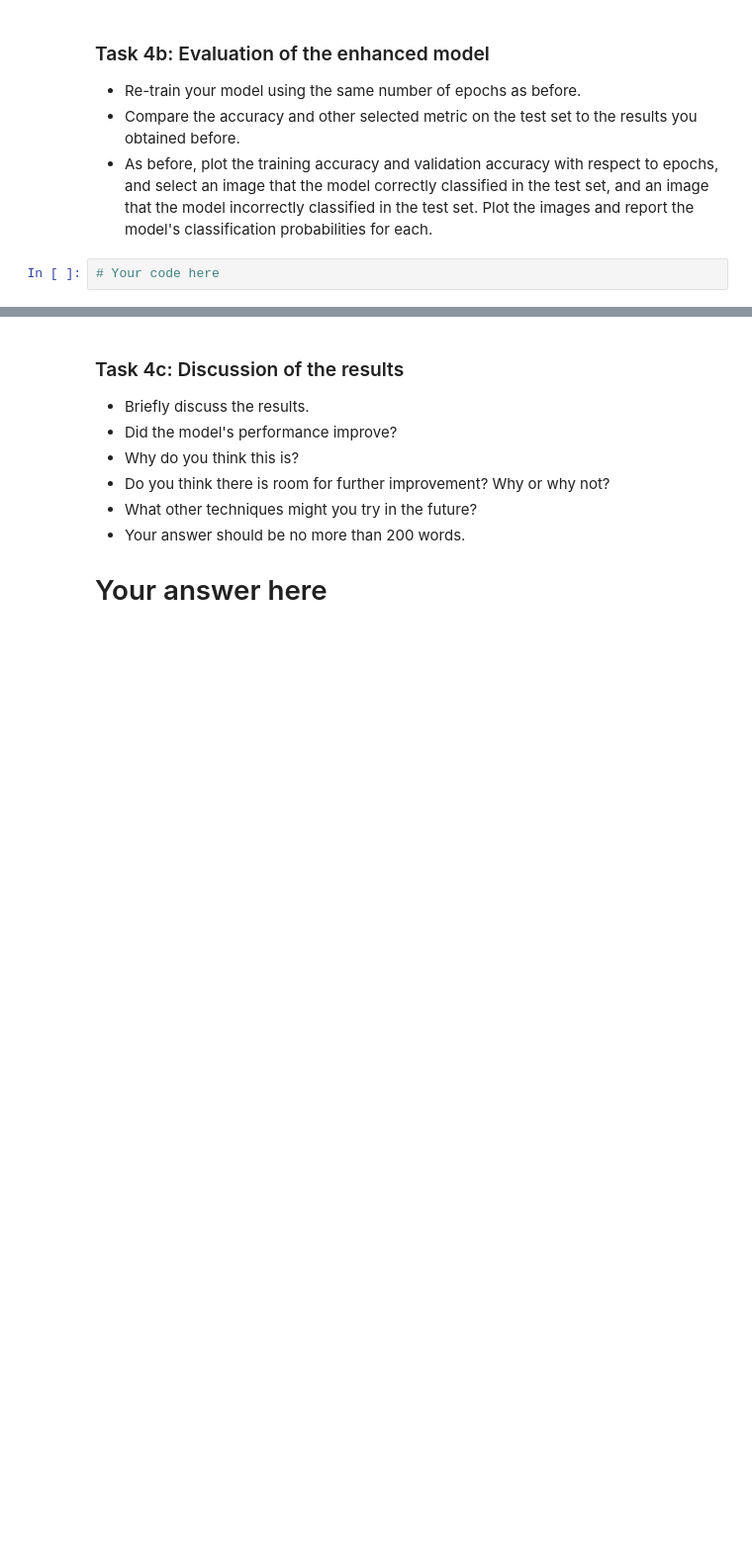
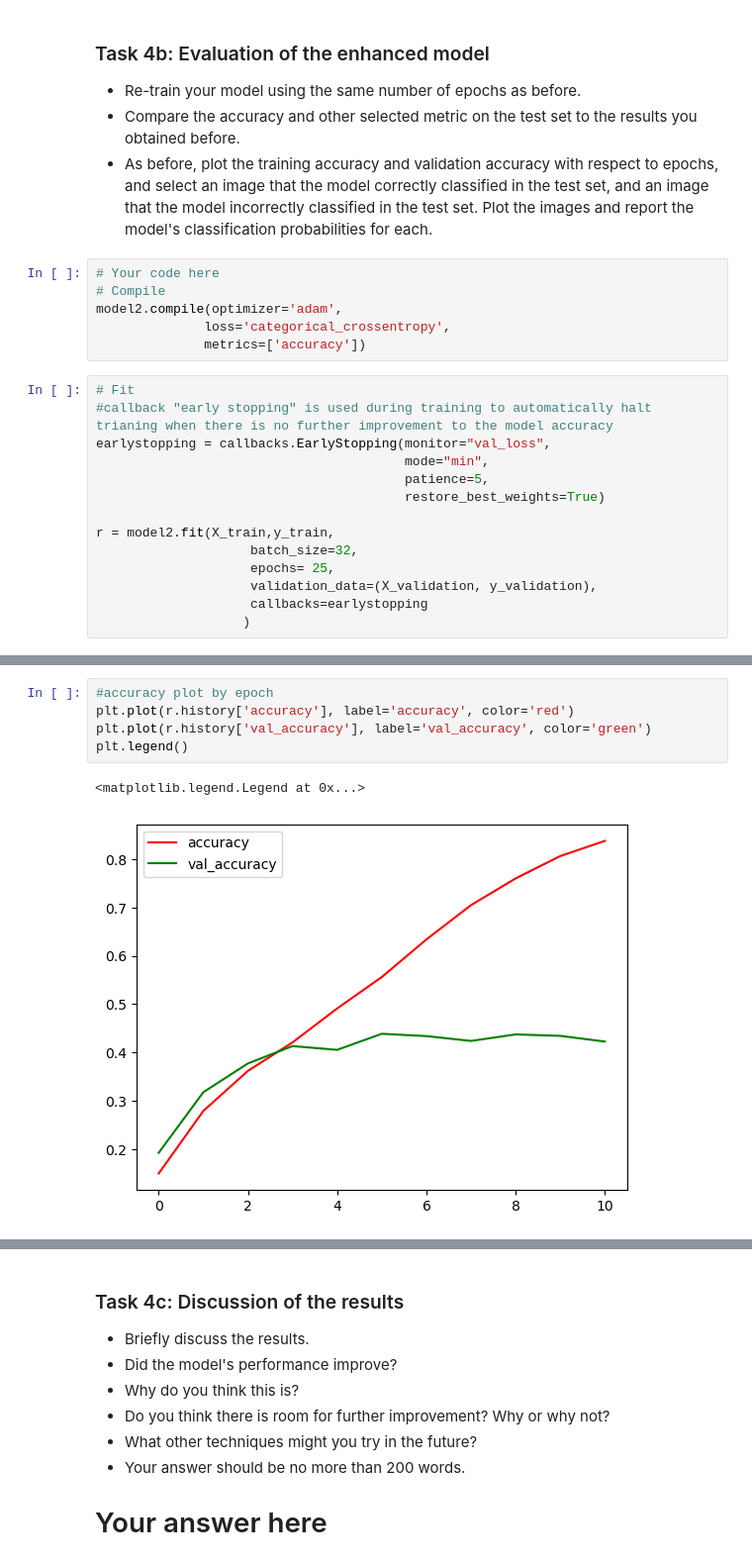
Before and after one commit to ishrathmi/deep_learning, a Jupyter notebook: 02_activities/assignments/assignment_1.ipynb, the cells around one changed output, grey strips where cells are left out. Shown at 99% size. Drawn from its saved outputs; the diff is of its cells as text; blank space fills up the shorter version.

```diff
--- a/02_activities/assignments/assignment_1.ipynb
+++ b/02_activities/assignments/assignment_1.ipynb
@@ -272,3 +363,21 @@ plt.show()
 - As before, plot the training accuracy and validation accuracy with respect to epochs, and select an image that the model correctly classified in the test set, and an image that the model incorrectly classified in the test set. Plot the images and report the model's classification probabilities for each.
 # %%
 # Your code here
+# Compile
+model2.compile(optimizer='adam',
+              loss='categorical_crossentropy',
+              metrics=['accuracy'])
+# %%
+# Fit
+#callback "early stopping" is used during training to automatically halt trianing when there is no further improvement to the model accuracy
+earlystopping = callbacks.EarlyStopping(monitor="val_loss",
+                                        mode="min",
+                                        patience=5,
+                                        restore_best_weights=True)
+
+r = model2.fit(X_train,y_train,
+                    batch_size=32,
+                    epochs= 25,
+                    validation_data=(X_validation, y_validation),
+                    callbacks=earlystopping
+                   )
@@ -274,0 +402,8 @@ plt.show()
+# %%
+#accuracy plot by epoch
+plt.plot(r.history['accuracy'], label='accuracy', color='red')
+plt.plot(r.history['val_accuracy'], label='val_accuracy', color='green')
+plt.legend()
+# %% [output]
+<matplotlib.legend.Legend at 0x...>
+[figure, added]
```
Also changed, not shown: parts of 21 cells of this notebook, 2 other files.
